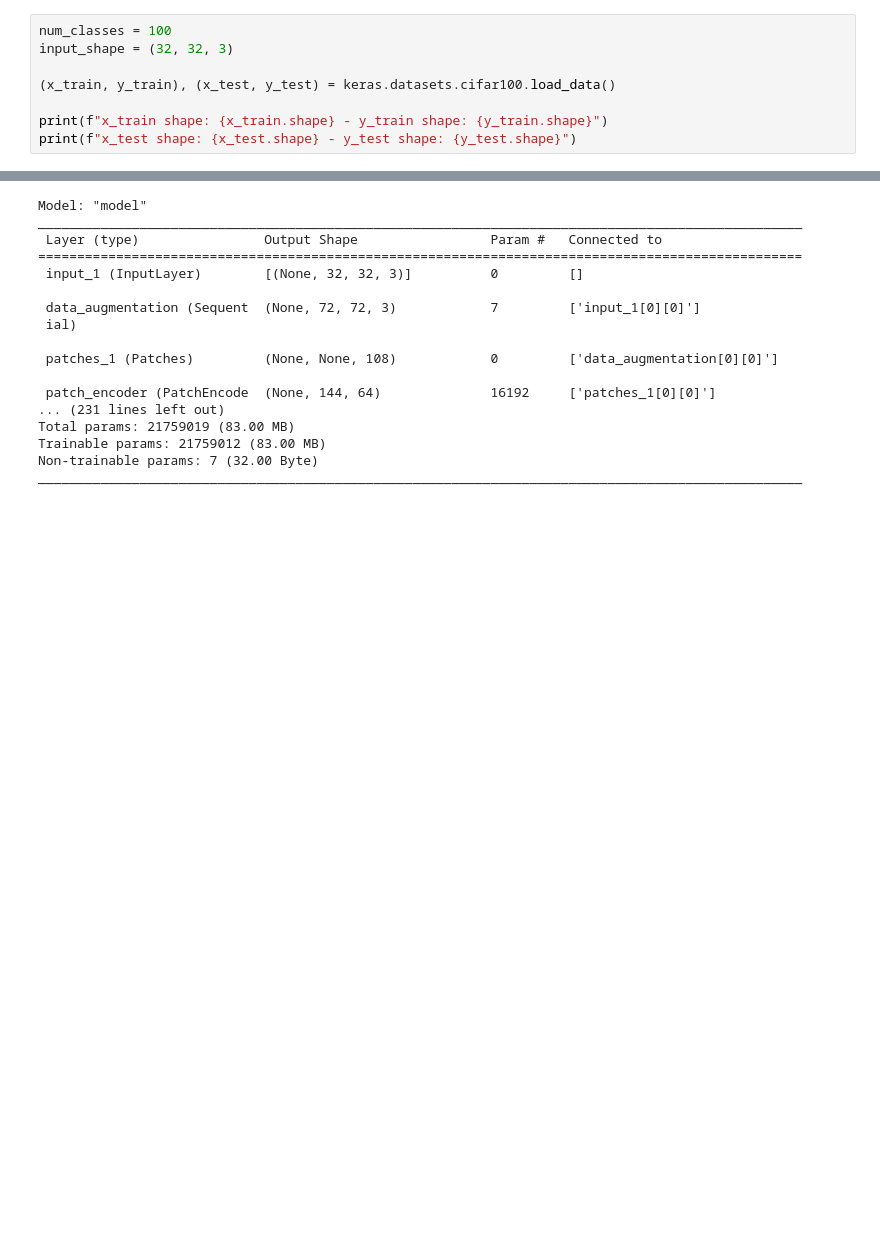
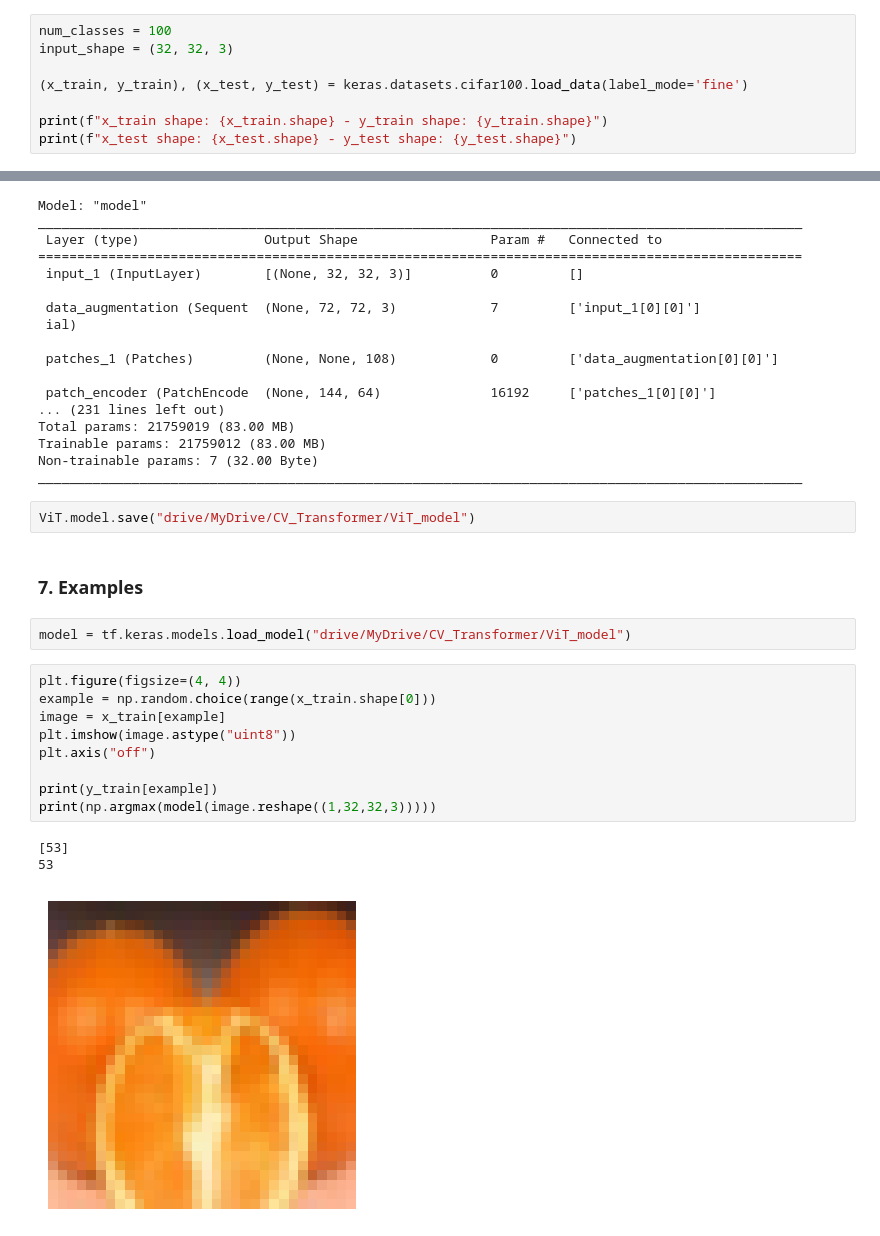
Before and after one commit to biancaziliotto/ComputerVisionProject, a Jupyter notebook: notebook.ipynb, the cells around one changed output, grey strips where cells are left out. Drawn from its saved outputs; the diff is of its cells as text; blank space fills up the shorter version.

```diff
--- a/notebook.ipynb
+++ b/notebook.ipynb
@@ -34,7 +53,7 @@ ssl._create_default_https_context = ssl._create_unverified_context
 num_classes = 100
 input_shape = (32, 32, 3)
 
-(x_train, y_train), (x_test, y_test) = keras.datasets.cifar100.load_data()
+(x_train, y_train), (x_test, y_test) = keras.datasets.cifar100.load_data(label_mode='fine')
 
 print(f"x_train shape: {x_train.shape} - y_train shape: {y_train.shape}")
 print(f"x_test shape: {x_test.shape} - y_test shape: {y_test.shape}")
@@ -141,3 +158,22 @@ Total params: 21759019 (83.00 MB)
 Trainable params: 21759012 (83.00 MB)
 Non-trainable params: 7 (32.00 Byte)
 __________________________________________________________________________________________________
+# %%
+ViT.model.save("drive/MyDrive/CV_Transformer/ViT_model")
+# %% [markdown]
+### 7. Examples
+# %%
+model = tf.keras.models.load_model("drive/MyDrive/CV_Transformer/ViT_model")
+# %%
+plt.figure(figsize=(4, 4))
+example = np.random.choice(range(x_train.shape[0]))
+image = x_train[example]
+plt.imshow(image.astype("uint8"))
+plt.axis("off")
+
+print(y_train[example])
+print(np.argmax(model(image.reshape((1,32,32,3)))))
+# %% [output]
+[53]
+53
+[figure, added]
```
Also changed, not shown: parts of 6 cells of this notebook.
